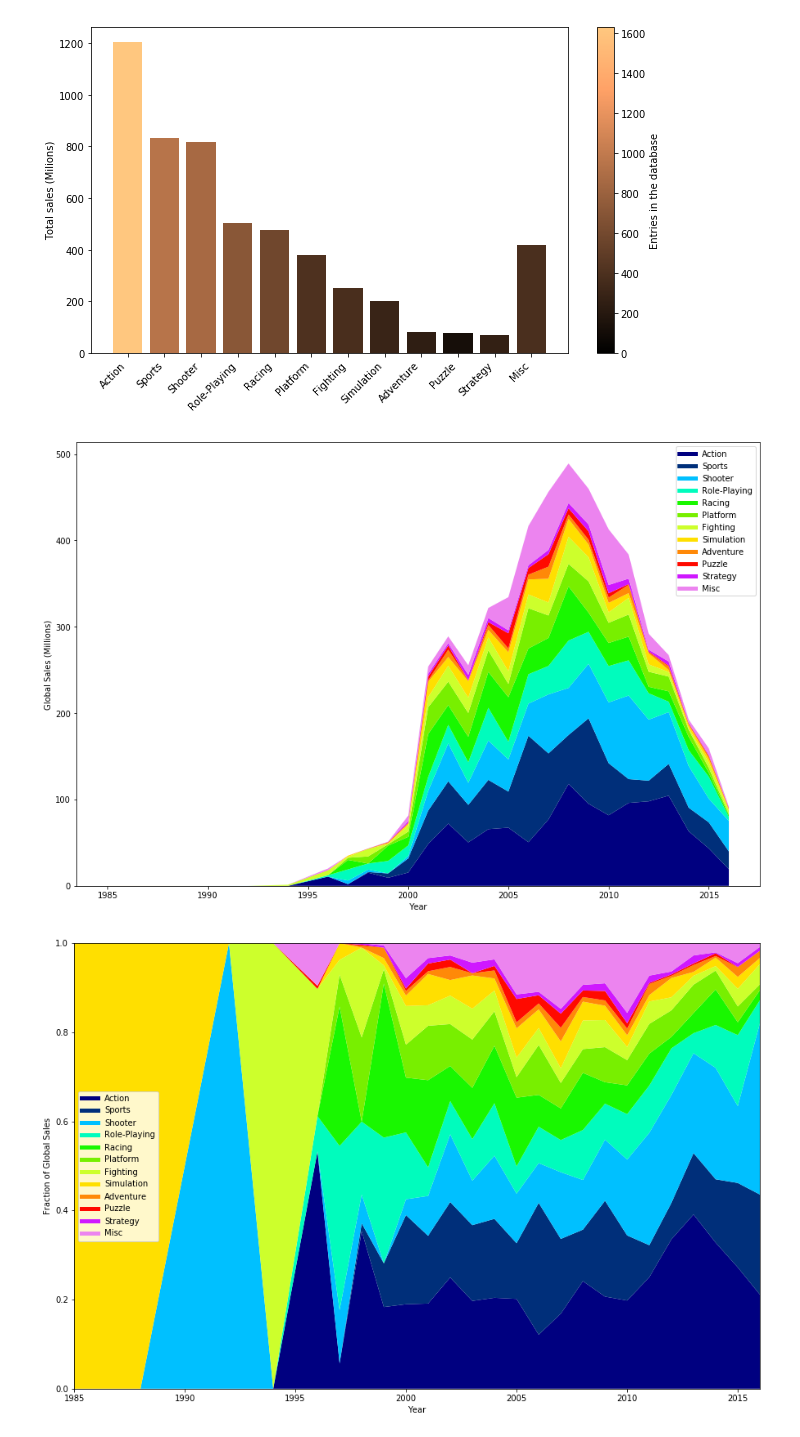
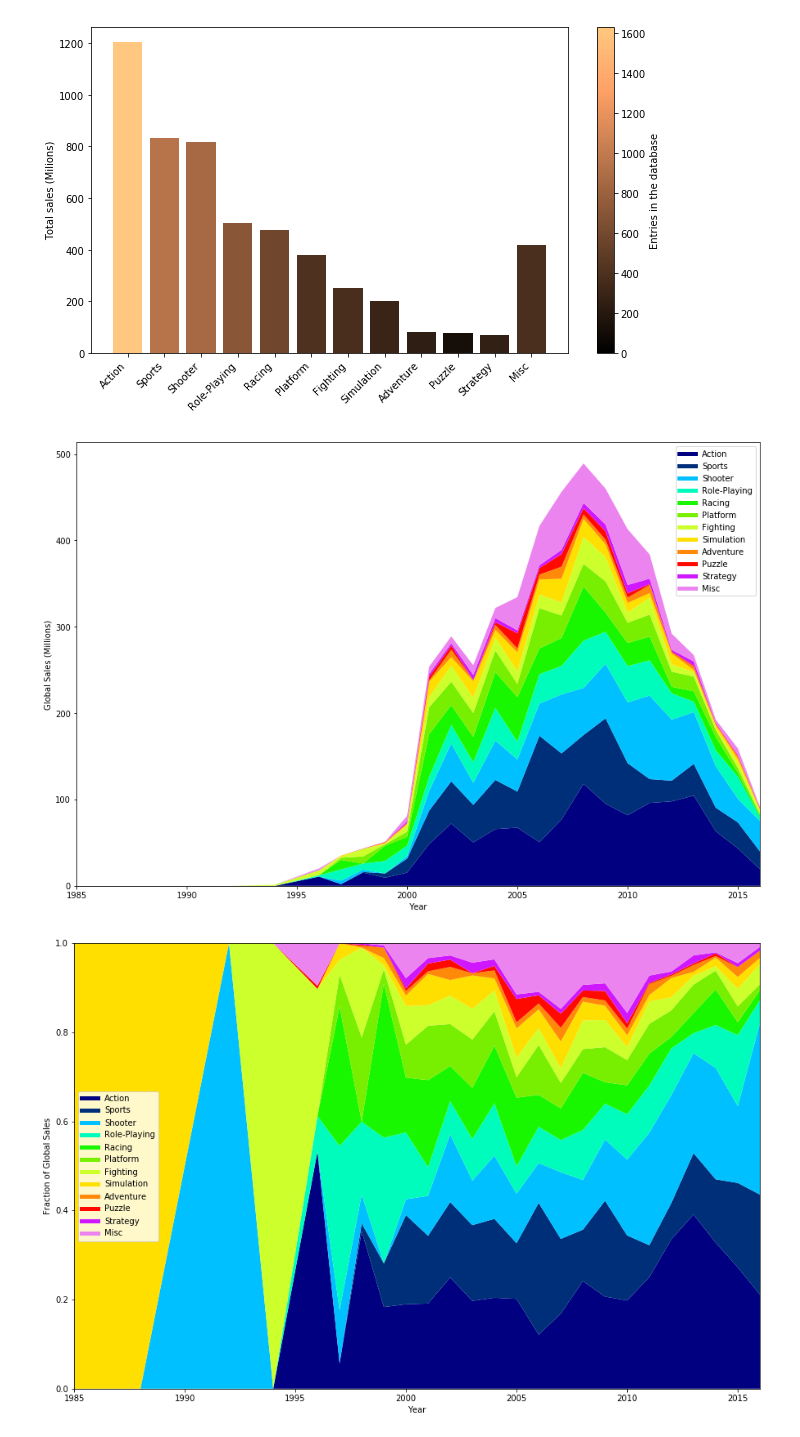
Before and after one commit to PedroLFerreira/Videogame-Data-Mining, a Jupyter notebook: videogames.ipynb, the cells around one changed output. Drawn from its saved outputs; the diff is of its cells as text; code cells hidden in the pictures.

Commit message:
fixed fraction plots and added salesYear.pdf

```diff
--- a/videogames.ipynb
+++ b/videogames.ipynb
@@ -172,21 +186,21 @@ Role-Playing has  501.37 million sales and  712 entries in the database
 # %%
 years = sorted(df['Year_of_Release'].value_counts().index)
 sales = [[ np.sum( df['Global_Sales'][np.logical_and(np.array((df['Genre']==genre).tolist()),np.array((df['Year_of_Release']==year).tolist()))].tolist() )   for year in years] for genre in genres]
 
 fig = plt.figure(figsize=(15,10))
 colormap = plt.cm.gist_ncar
 plt.gca().set_color_cycle([colormap(i) for i in np.linspace(0, 0.9, 12)])
 for i in range(len(genres)):
     plt.plot([],[],label=genres[i],linewidth=5)
 plt.legend()
 plt.xlabel('Year')
 plt.ylabel('Global Sales (Millions)')
-
+plt.xlim(1985,2016)
 plt.stackplot(years,sales)
 
 fig.savefig("genreYear.pdf", bbox_inches='tight')
 # %% [output]
-[figure, old version]
+[figure, new version]
 # %%
 years = sorted(df['Year_of_Release'].value_counts().index)
 sales = [[ np.sum( df['Global_Sales'][np.logical_and(np.array((df['Genre']==genre).tolist()),np.array((df['Year_of_Release']==year).tolist()))].tolist() )/
```
Also changed, not shown: parts of 2 cells of this notebook, 6 other files.
